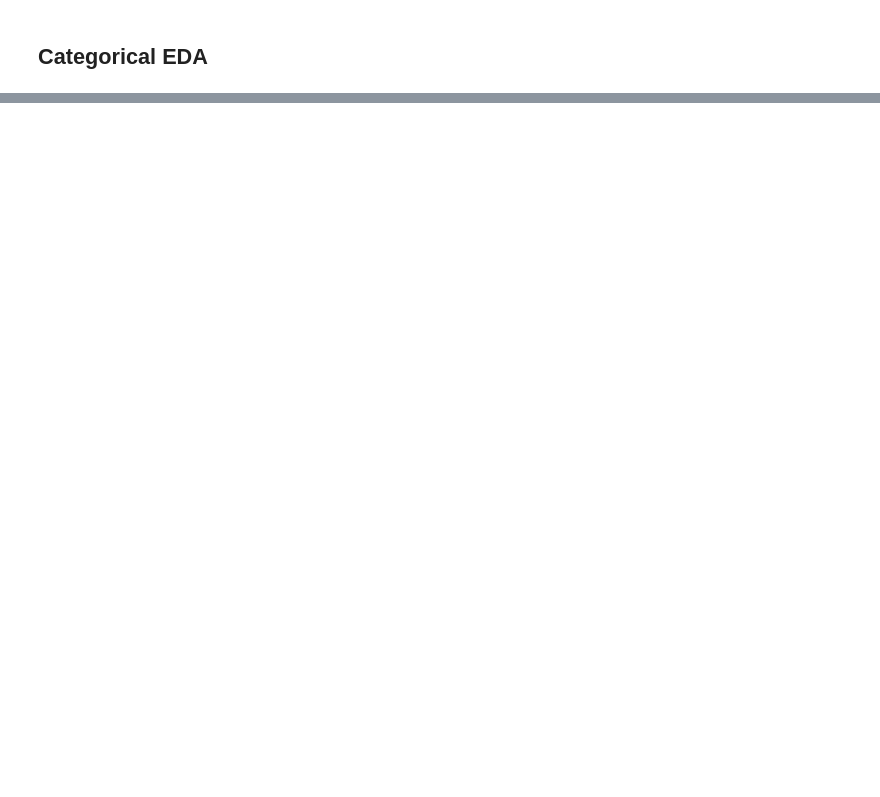
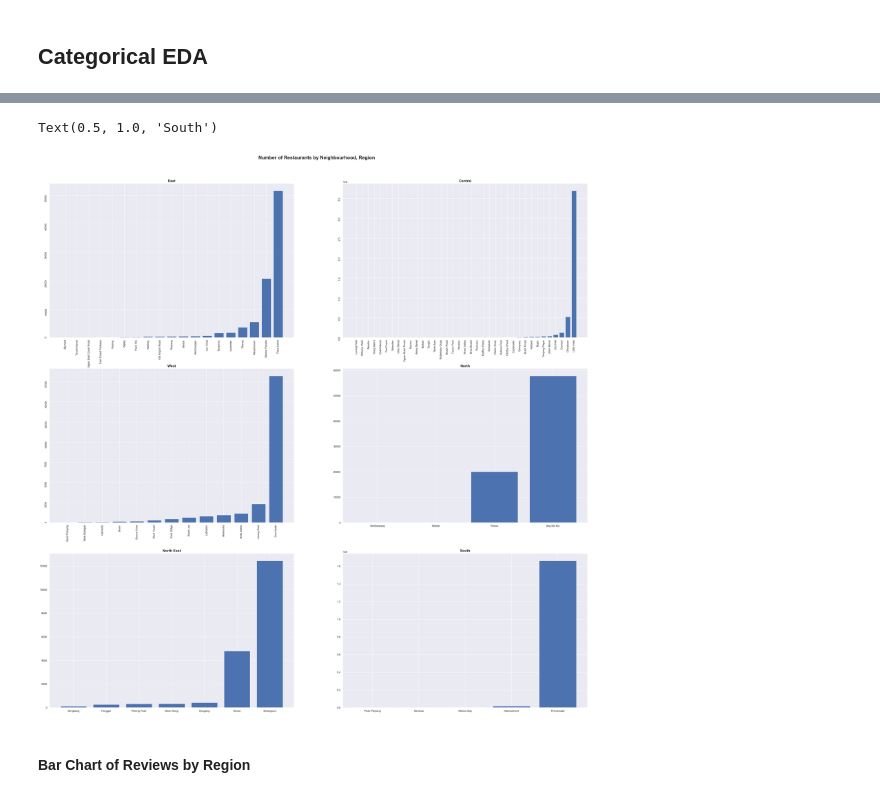
Before and after one commit to sabyeo/bt4221, a Jupyter notebook: scrape/restaurant-data/eda.ipynb, the cells around one changed output, grey strips where cells are left out. Cells and saved outputs as stored; diff of their text form; code cells hidden in the pictures; blank space fills up the shorter version.

```diff
--- a/scrape/restaurant-data/eda.ipynb
+++ b/scrape/restaurant-data/eda.ipynb
@@ -245,0 +410,34 @@ cleaned_data.to_csv('all_restaurant_reviews.csv')
+# %%
+num_reviews_by_neighbourhood_East = pd.DataFrame(cleaned_data[cleaned_data['region'] == 'East'].groupby('neighbourhood')['url'].count()).reset_index().sort_values('url')
+num_reviews_by_neighbourhood_Central = pd.DataFrame(cleaned_data[cleaned_data['region'] == 'Central'].groupby('neighbourhood')['url'].count()).reset_index().sort_values('url')
+num_reviews_by_neighbourhood_West = pd.DataFrame(cleaned_data[cleaned_data['region'] == 'West'].groupby('neighbourhood')['url'].count()).reset_index().sort_values('url')
+num_reviews_by_neighbourhood_North= pd.DataFrame(cleaned_data[cleaned_data['region'] == 'North'].groupby('neighbourhood')['url'].count()).reset_index().sort_values('url')
+num_reviews_by_neighbourhood_NE = pd.DataFrame(cleaned_data[cleaned_data['region'] == 'North East'].groupby('neighbourhood')['url'].count()).reset_index().sort_values('url')
+num_reviews_by_neighbourhood_South = pd.DataFrame(cleaned_data[cleaned_data['region'] == 'South'].groupby('neighbourhood')['url'].count()).reset_index().sort_values('url')
+# %%
+fig, axs = plt.subplots(3,2, figsize=(40, 40))
+axs[0][0].bar(num_reviews_by_neighbourhood_East['neighbourhood'], num_reviews_by_neighbourhood_East['url'])
+axs[0][1].bar(num_reviews_by_neighbourhood_Central['neighbourhood'], num_reviews_by_neighbourhood_Central['url'])
+axs[1][0].bar(num_reviews_by_neighbourhood_West['neighbourhood'], num_reviews_by_neighbourhood_West['url'])
+axs[1][1].bar(num_reviews_by_neighbourhood_North['neighbourhood'], num_reviews_by_neighbourhood_North['url'])
+axs[2][0].bar(num_reviews_by_neighbourhood_NE['neighbourhood'], num_reviews_by_neighbourhood_NE['url'])
+axs[2][1].bar(num_reviews_by_neighbourhood_South['neighbourhood'], num_reviews_by_neighbourhood_South['url'])
+
+fig.suptitle('Number of Restaurants by Neighbourhood, Region', fontsize=20, fontweight='extra bold', y=0.92, x=0.51)
+axs[0][0].set_title('East', fontsize=15, fontweight='bold')
+axs[0][0].tick_params(labelrotation = 90)
+
+axs[0][1].set_title('Central', fontsize=15, fontweight='bold')
+axs[0][1].tick_params(labelrotation = 90)
+
+axs[1][0].set_title('West', fontsize=15, fontweight='bold')
+axs[1][0].tick_params(labelrotation = 90)
+
+axs[1][1].set_title('North', fontsize=15, fontweight='bold')
+axs[2][0].set_title('North East', fontsize=15, fontweight='bold')
+axs[2][1].set_title('South', fontsize=15, fontweight='bold')
+# %% [output]
+Text(0.5, 1.0, 'South')
+[figure, added]
+# %% [markdown]
+#### Bar Chart of Reviews by Region
```
Also changed, not shown: parts of 34 cells of this notebook, 2 other files.
